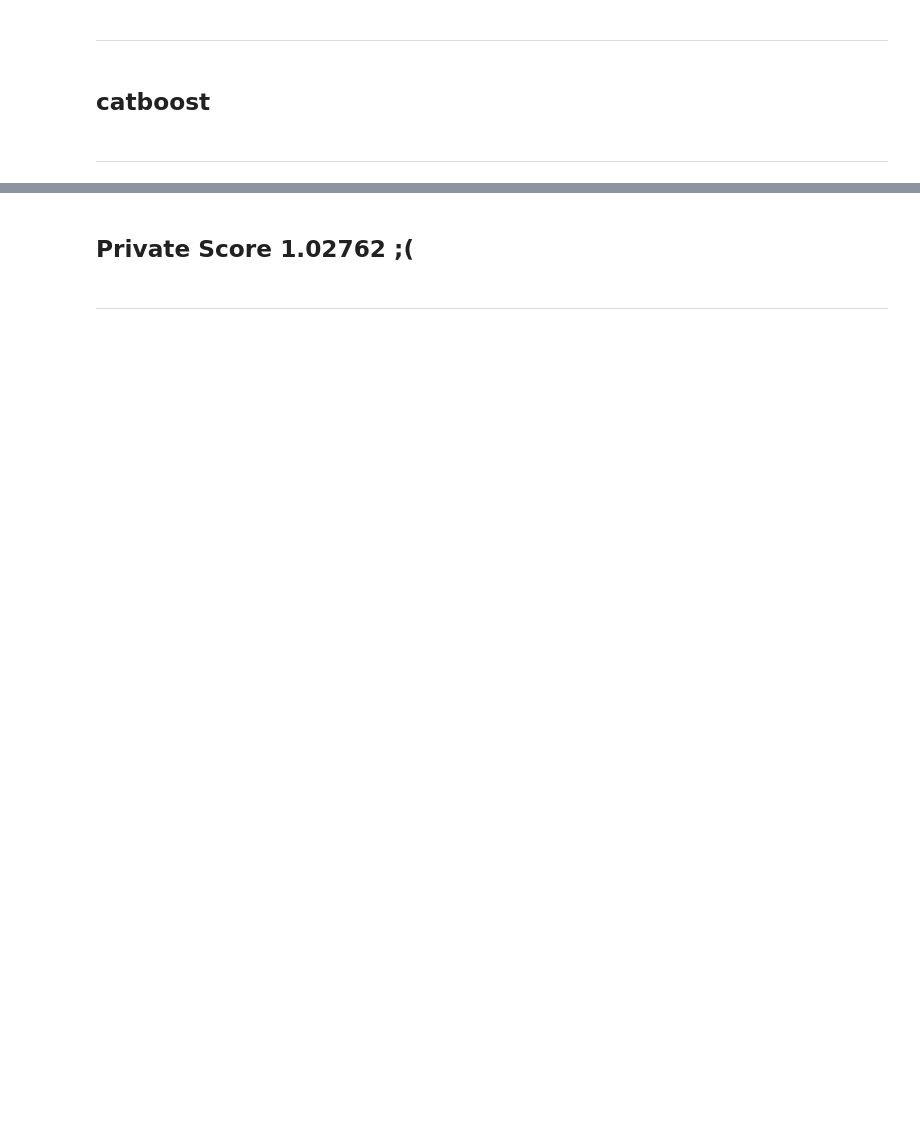
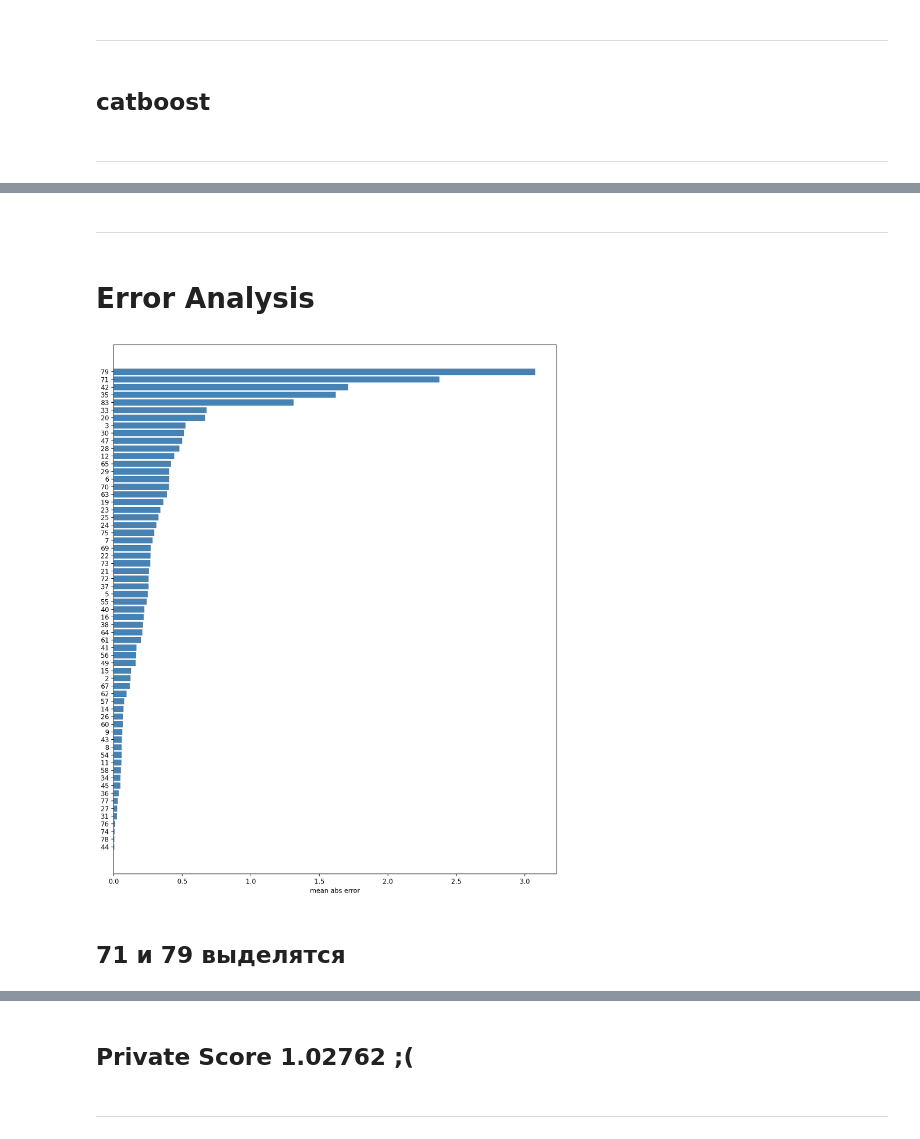
Before and after one commit to FilFilimono/innowise-projects, a Jupyter notebook: BaseLine/baseline.ipynb, the cells around one changed output, grey strips where cells are left out. Saved outputs shown, nothing was run; the diff lists cells and outputs as text; code cells hidden in the pictures; blank space fills up the shorter version.

Commit message:
add Error Analysis

```diff
--- a/BaseLine/baseline.ipynb
+++ b/BaseLine/baseline.ipynb
@@ -95,7 +195,7 @@ for col in ["shop_id", "item_id", "item_category_id", "month"]:
 # %%
-X_train_cat.drop('trend_1_12', axis=1, inplace=True)
-X_val_cat.drop('trend_1_12', axis=1, inplace=True)
-X_test_cat.drop('trend_1_12', axis=1, inplace=True)
+X_train_cat.drop(drop, axis=1, inplace=True)
+X_val_cat.drop(drop, axis=1, inplace=True)
+X_test_cat.drop(drop, axis=1, inplace=True)
 # %%
 model_cat = CatBoostRegressor(
     iterations=300,
@@ -108,7 +208,7 @@ model_cat = CatBoostRegressor(
 )
 # %%
 model_cat.fit(
-    X_train, y_train,
-    eval_set=(X_val, y_val),
+    X_train_cat, y_train,
+    eval_set=(X_val_cat, y_val),
     cat_features=["shop_id", "item_id", "item_category_id", "month"],
 )
@@ -126,0 +236,23 @@ CatBoost Validation RMSE: 0.6604
+# %% [markdown]
+---
+# %% [markdown]
+# Error Analysis
+# %%
+val_df = X_val.copy()
+val_df["y_true"] = y_val.values
+val_df["y_pred"] = val_pred_cat
+val_df["error"] = val_df["y_pred"] - val_df["y_true"]
+val_df["abs_error"] = val_df["error"].abs()
+val_df["sq_error"]   = val_df["error"] ** 2
+# %%
+item_category_abs = val_df.groupby("item_category_id")["abs_error"].mean().sort_values(ascending=False)
+# %%
+plt.figure(figsize=(10, 12), dpi=200)
+plt.barh(item_category_abs.index.astype(str), item_category_abs.values, color="steelblue")
+plt.gca().invert_yaxis()
+plt.xlabel("mean abs error")
+plt.tight_layout()
+# %% [output]
+[figure, added]
+# %% [markdown]
+## 71 и 79 выделятся
```
Also changed, not shown: parts of 50 cells of this notebook, 6 other files.
